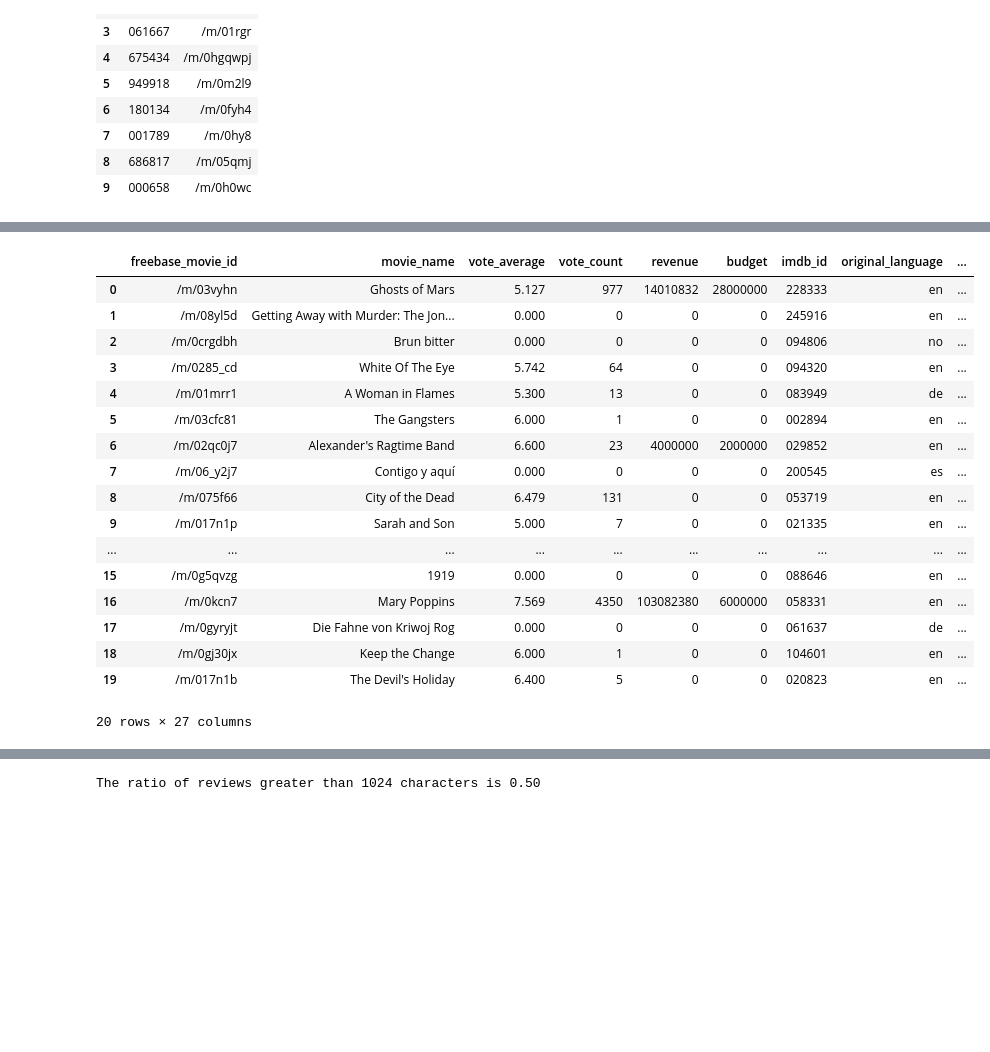
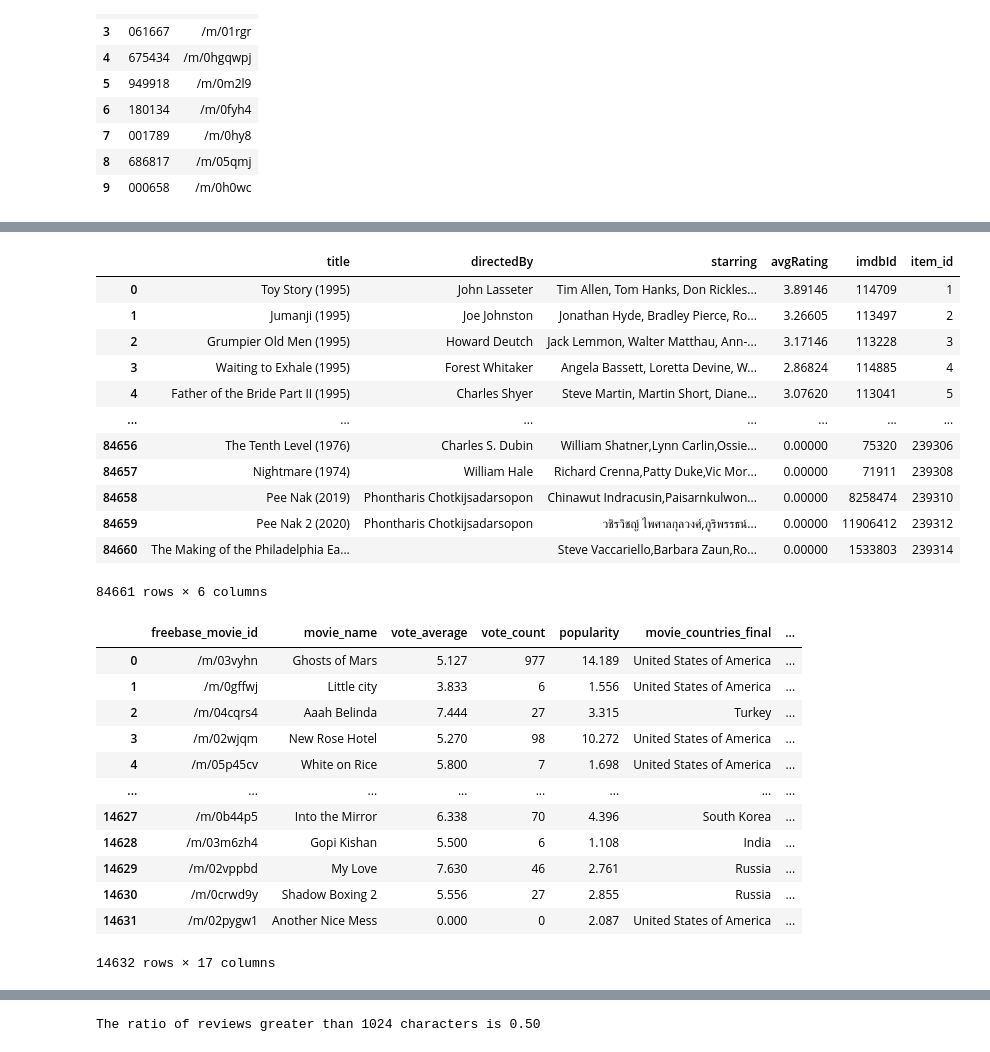
Before and after one commit to epfl-ada/ada-2024-project-gear5, a Jupyter notebook: data_exploration.ipynb, the cells around one changed output, grey strips where cells are left out. Cells and saved outputs as stored; diff of their text form; code cells hidden in the pictures; blank space fills up the shorter version.

Commit message:
data cleaning

```diff
--- a/data_exploration.ipynb
+++ b/data_exploration.ipynb
@@ -116,0 +150,5 @@ full_reduced
+# %%
+# combine the redundant columns and ensure that we keep the maximum amount of information
+full_reduced['combined_release_date'] = full_reduced['movie_release_date'].combine_first(full_reduced['release_date'])
+full_reduced.drop(columns=['movie_release_date', 'release_date'], inplace=True)
+full_reduced
@@ -116,0 +169,4 @@ full_reduced
+# %%
+full_reduced["movie_box_office_revenue_nan"]=full_reduced["movie_box_office_revenue"].replace(0, np.nan)
+full_reduced["revenue_nan"]= full_reduced["revenue"].replace(0, np.nan)
+print(full_reduced["movie_box_office_revenue_nan"].isna().sum(), full_reduced["revenue_nan"].isna().sum())
@@ -116,0 +175,7 @@ full_reduced
+# %%
+# Doing the same trick for the box office revenue but by replacing 0 by nan first
+#full_reduced["movie_box_office_revenue_nan"]=full_reduced["movie_box_office_revenue"].replace(0, np.nan)
+#full_reduced["revenue_nan"]= full_reduced["revenue"].replace(0, np.nan)
+full_reduced["Box_Office"] = full_reduced["movie_box_office_revenue_nan"].combine_first(full_reduced["revenue_nan"])
+full_reduced.drop(columns=['movie_box_office_revenue', 'revenue', "movie_box_office_revenue_nan", "revenue_nan"], inplace=True)
+full_reduced
@@ -116,0 +213,4 @@ full_reduced
+# %%
+# Drop the rows with empty release dates or genres or countries in order to perform analysis
+# We keep the one with empty box office revenue as they correspond to a too big amount of movies
+full_reduced = full_reduced.dropna(subset=['combined_release_date', 'movie_genres_final', 'movie_countries_final'])
@@ -182,22 +312,33 @@ full_reduced['imdb_id'] = merged_data["imdb_id_y"]
+# %%
+added_movies
+# %% [output]
+|  | title | directedBy | starring | avgRating | imdbId | item_id |
+| 0 | Toy Story (1995) | John Lasseter | Tim Allen, Tom Hanks, Don Rickles... | 3.89146 | 114709 | 1 |
+| 1 | Jumanji (1995) | Joe Johnston | Jonathan Hyde, Bradley Pierce, Ro... | 3.26605 | 113497 | 2 |
+| 2 | Grumpier Old Men (1995) | Howard Deutch | Jack Lemmon, Walter Matthau, Ann-... | 3.17146 | 113228 | 3 |
+| 3 | Waiting to Exhale (1995) | Forest Whitaker | Angela Bassett, Loretta Devine, W... | 2.86824 | 114885 | 4 |
+| 4 | Father of the Bride Part II (1995) | Charles Shyer | Steve Martin, Martin Short, Diane... | 3.07620 | 113041 | 5 |
+| ... | ... | ... | ... | ... | ... | ... |
+| 84656 | The Tenth Level (1976) | Charles S. Dubin | William Shatner,Lynn Carlin,Ossie... | 0.00000 | 75320 | 239306 |
+| 84657 | Nightmare (1974) | William Hale | Richard Crenna,Patty Duke,Vic Mor... | 0.00000 | 71911 | 239308 |
+| 84658 | Pee Nak (2019) | Phontharis Chotkijsadarsopon | Chinawut Indracusin,Paisarnkulwon... | 0.00000 | 8258474 | 239310 |
+| 84659 | Pee Nak 2 (2020) | Phontharis Chotkijsadarsopon | วชิรวิชญ์ ไพศาลกุลวงศ์,ภูริพรรธน์... | 0.00000 | 11906412 | 239312 |
+| 84660 | The Making of the Philadelphia Ea... |  | Steve Vaccariello,Barbara Zaun,Ro... | 0.00000 | 1533803 | 239314 |
+84661 rows × 6 columns
 # %%
-final_data = pd.merge(full_reduced, added_movies, left_on='imdb_id', right_on="imdbId", how='left')
-final_data.head(20)
+final_data = pd.merge(merged_data, added_movies, left_on='imdb_id', right_on="imdbId", how='inner')
+final_data
 # %% [output]
-|  | freebase_movie_id | movie_name | vote_average | vote_count | revenue | budget | imdb_id | original_language | ... |
-| 0 | /m/03vyhn | Ghosts of Mars | 5.127 | 977 | 14010832 | 28000000 | 228333 | en | ... |
-| 1 | /m/08yl5d | Getting Away with Murder: The Jon... | 0.000 | 0 | 0 | 0 | 245916 | en | ... |
-| 2 | /m/0crgdbh | Brun bitter | 0.000 | 0 | 0 | 0 | 094806 | no | ... |
-| 3 | /m/0285_cd | White Of The Eye | 5.742 | 64 | 0 | 0 | 094320 | en | ... |
-| 4 | /m/01mrr1 | A Woman in Flames | 5.300 | 13 | 0 | 0 | 083949 | de | ... |
-| 5 | /m/03cfc81 | The Gangsters | 6.000 | 1 | 0 | 0 | 002894 | en | ... |
-| 6 | /m/02qc0j7 | Alexander's Ragtime Band | 6.600 | 23 | 4000000 | 2000000 | 029852 | en | ... |
-| 7 | /m/06_y2j7 | Contigo y aquí | 0.000 | 0 | 0 | 0 | 200545 | es | ... |
-| 8 | /m/075f66 | City of the Dead | 6.479 | 131 | 0 | 0 | 053719 | en | ... |
-| 9 | /m/017n1p | Sarah and Son | 5.000 | 7 | 0 | 0 | 021335 | en | ... |
-| ... | ... | ... | ... | ... | ... | ... | ... | ... | ... |
-| 15 | /m/0g5qvzg | 1919 | 0.000 | 0 | 0 | 0 | 088646 | en | ... |
-| 16 | /m/0kcn7 | Mary Poppins | 7.569 | 4350 | 103082380 | 6000000 | 058331 | en | ... |
-| 17 | /m/0gyryjt | Die Fahne von Kriwoj Rog | 0.000 | 0 | 0 | 0 | 061637 | de | ... |
-| 18 | /m/0gj30jx | Keep the Change | 6.000 | 1 | 0 | 0 | 104601 | en | ... |
-| 19 | /m/017n1b | The Devil's Holiday | 6.400 | 5 | 0 | 0 | 020823 | en | ... |
+|  | freebase_movie_id | movie_name | vote_average | vote_count | popularity | movie_countries_final | ... |
+| 0 | /m/03vyhn | Ghosts of Mars | 5.127 | 977 | 14.189 | United States of America | ... |
+| 1 | /m/0gffwj | Little city | 3.833 | 6 | 1.556 | United States of America | ... |
+| 2 | /m/04cqrs4 | Aaah Belinda | 7.444 | 27 | 3.315 | Turkey | ... |
+| 3 | /m/02wjqm | New Rose Hotel | 5.270 | 98 | 10.272 | United States of America | ... |
+| 4 | /m/05p45cv | White on Rice | 5.800 | 7 | 1.698 | United States of America | ... |
+| ... | ... | ... | ... | ... | ... | ... | ... |
+| 14627 | /m/0b44p5 | Into the Mirror | 6.338 | 70 | 4.396 | South Korea | ... |
+| 14628 | /m/03m6zh4 | Gopi Kishan | 5.500 | 6 | 1.108 | India | ... |
+| 14629 | /m/02vppbd | My Love | 7.630 | 46 | 2.761 | Russia | ... |
+| 14630 | /m/0crwd9y | Shadow Boxing 2 | 5.556 | 27 | 2.855 | Russia | ... |
+| 14631 | /m/02pygw1 | Another Nice Mess | 0.000 | 0 | 2.087 | United States of America | ... |
-20 rows × 27 columns
+14632 rows × 17 columns
```
Also changed, not shown: parts of 41 cells of this notebook, 3 other files.
